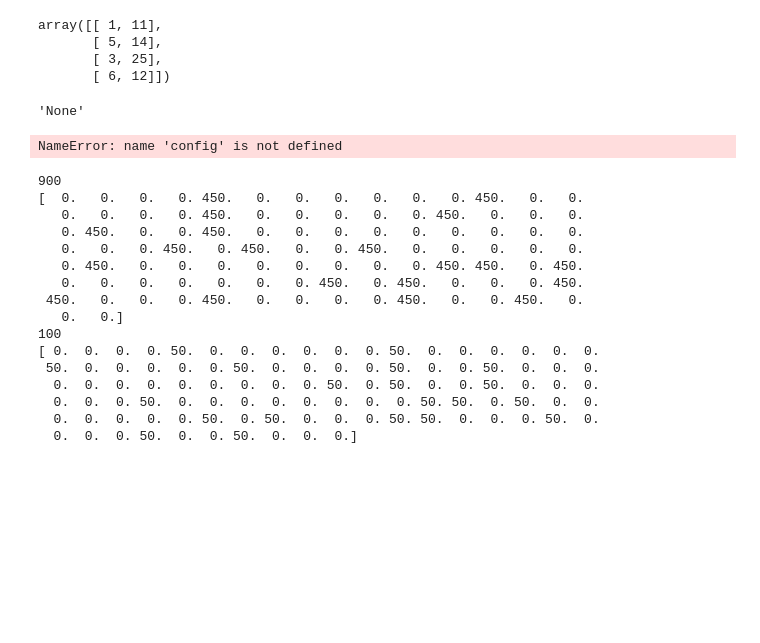
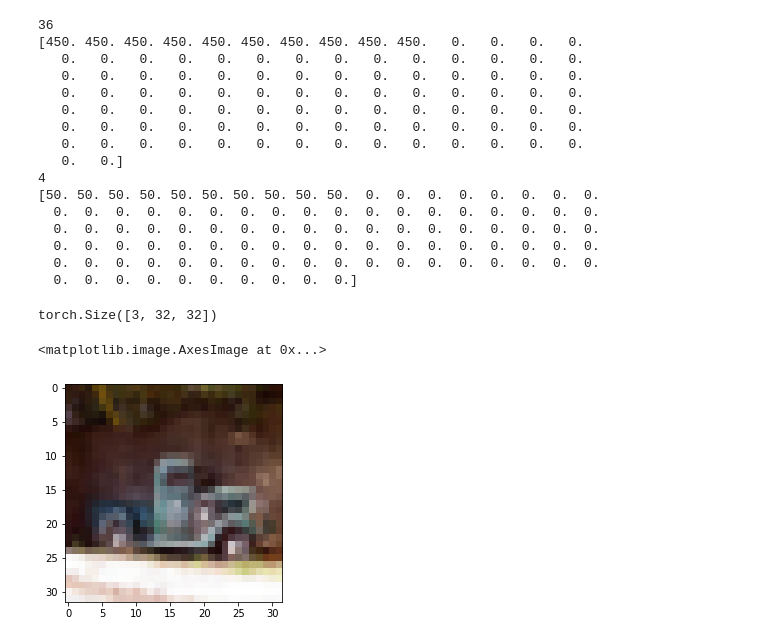
Before and after one commit to Tung-I/Incremental_Learning, a Jupyter notebook: debug.ipynb, the cells around one changed output. Cells and saved outputs as stored; diff of their text form; code cells hidden in the pictures; blank space fills up the shorter version.

```diff
--- a/debug.ipynb
+++ b/debug.ipynb
@@ -61,56 +72,48 @@ yes
-# %%
-a = np.array([[1, 11], [5, 14]])
-b = np.array([[3, 25], [6, 12]])
-c = [a, b]
-np.concatenate(c)
-# %% [output]
-array([[ 1, 11],
-       [ 5, 14],
-       [ 3, 25],
-       [ 6, 12]])
-# %%
-loaded_path
-# %% [output]
-'None'
-# %%
-config = Box.from_yaml(filename='/home/tony/Incremental_Learning/configs/train/icarl_config.yaml')
-config.learner.setdefault('kwargs', {}).update(config=config)
-learner = _get_instance(src.learner, config.learner)
-# %% [output]
-NameError: name 'config' is not defined
 # %%
-learner.current_task += 1
-dataset = learner.build_dataset()
-loader = learner.build_dataloader(dataset, 'train')
+imgs = []
+# learner.current_task += 1
+dataset = learner.build_dataset(learner.config, learner.current_task, learner.class_per_task)
+loader = learner.build_dataloader(learner.config, dataset, 'train')
 print(len(loader))
 count = np.zeros(100)
 for data in loader:
-    for i in range(10):
-        gt = data['target'][i, 0, 0]
+    for i in range(data['targets'].size(0)):
+        gt = data['targets'][i, 0]
+        if gt==3:
+            imgs.append(data['inputs'][i])
         count[gt] += 1
 print(count)
-loader = learner.build_dataloader(dataset, 'valid')
+loader = learner.build_dataloader(learner.config, dataset, 'valid')
 print(len(loader))
 count = np.zeros(100)
 for data in loader:
-    for i in range(10):
-        gt = data['target'][i, 0, 0]
+    for i in range(data['targets'].size(0)):
+        gt = data['targets'][i, 0]
         count[gt] += 1
 print(count)
 # %% [output]
-900
-[  0.   0.   0.   0. 450.   0.   0.   0.   0.   0.   0. 450.   0.   0.
-   0.   0.   0.   0. 450.   0.   0.   0.   0.   0. 450.   0.   0.   0.
-   0. 450.   0.   0. 450.   0.   0.   0.   0.   0.   0.   0.   0.   0.
-   0.   0.   0. 450.   0. 450.   0.   0. 450.   0.   0.   0.   0.   0.
-   0. 450.   0.   0.   0.   0.   0.   0.   0.   0. 450. 450.   0. 450.
-   0.   0.   0.   0.   0.   0.   0. 450.   0. 450.   0.   0.   0. 450.
- 450.   0.   0.   0. 450.   0.   0.   0.   0. 450.   0.   0. 450.   0.
+36
+[450. 450. 450. 450. 450. 450. 450. 450. 450. 450.   0.   0.   0.   0.
+   0.   0.   0.   0.   0.   0.   0.   0.   0.   0.   0.   0.   0.   0.
+   0.   0.   0.   0.   0.   0.   0.   0.   0.   0.   0.   0.   0.   0.
+   0.   0.   0.   0.   0.   0.   0.   0.   0.   0.   0.   0.   0.   0.
+   0.   0.   0.   0.   0.   0.   0.   0.   0.   0.   0.   0.   0.   0.
+   0.   0.   0.   0.   0.   0.   0.   0.   0.   0.   0.   0.   0.   0.
+   0.   0.   0.   0.   0.   0.   0.   0.   0.   0.   0.   0.   0.   0.
    0.   0.]
-100
-[ 0.  0.  0.  0. 50.  0.  0.  0.  0.  0.  0. 50.  0.  0.  0.  0.  0.  0.
- 50.  0.  0.  0.  0.  0. 50.  0.  0.  0.  0. 50.  0.  0. 50.  0.  0.  0.
-  0.  0.  0.  0.  0.  0.  0.  0.  0. 50.  0. 50.  0.  0. 50.  0.  0.  0.
-  0.  0.  0. 50.  0.  0.  0.  0.  0.  0.  0.  0. 50. 50.  0. 50.  0.  0.
-  0.  0.  0.  0.  0. 50.  0. 50.  0.  0.  0. 50. 50.  0.  0.  0. 50.  0.
-  0.  0.  0. 50.  0.  0. 50.  0.  0.  0.]
+4
+[50. 50. 50. 50. 50. 50. 50. 50. 50. 50.  0.  0.  0.  0.  0.  0.  0.  0.
+  0.  0.  0.  0.  0.  0.  0.  0.  0.  0.  0.  0.  0.  0.  0.  0.  0.  0.
+  0.  0.  0.  0.  0.  0.  0.  0.  0.  0.  0.  0.  0.  0.  0.  0.  0.  0.
+  0.  0.  0.  0.  0.  0.  0.  0.  0.  0.  0.  0.  0.  0.  0.  0.  0.  0.
+  0.  0.  0.  0.  0.  0.  0.  0.  0.  0.  0.  0.  0.  0.  0.  0.  0.  0.
+  0.  0.  0.  0.  0.  0.  0.  0.  0.  0.]
+# %%
+img = imgs[3]
+print(img.size())
+img = img.permute(1, 2, 0).contiguous()
+plt.imshow(img.long())
+# %% [output]
+torch.Size([3, 32, 32])
+<matplotlib.image.AxesImage at 0x...>
+[figure, added]
```
Also changed, not shown: parts of 6 cells of this notebook, 15 other files.
